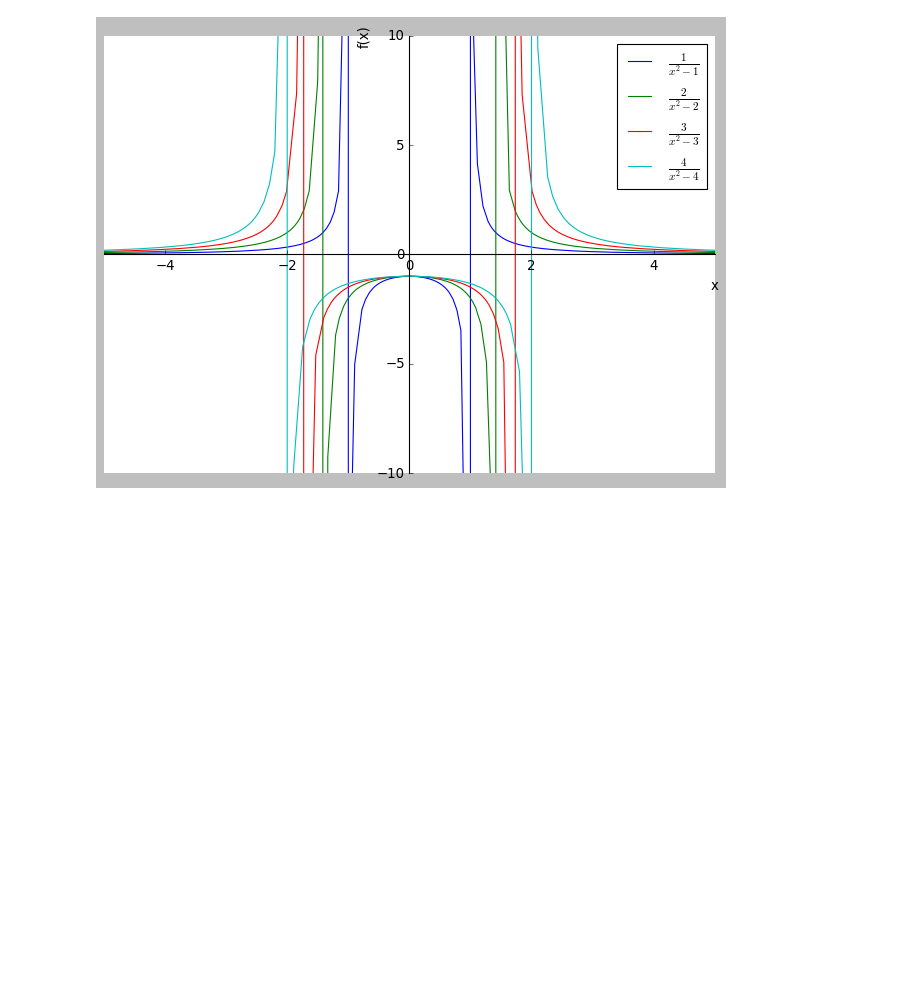
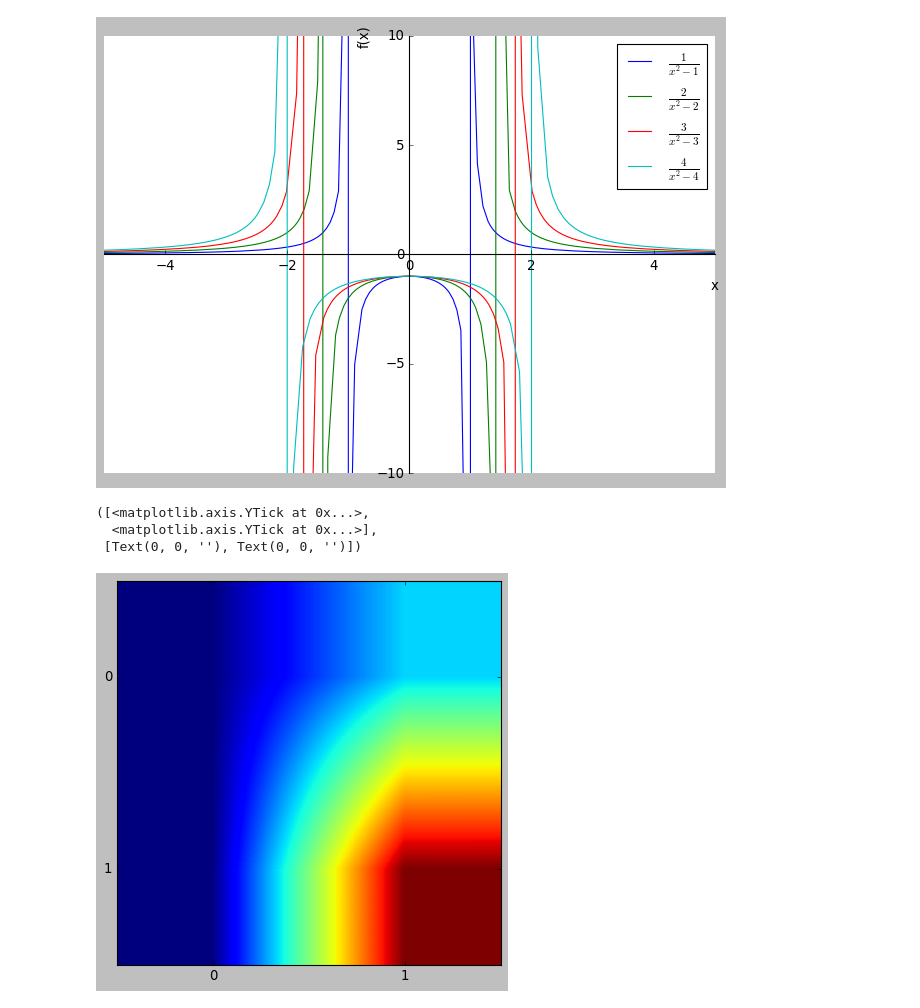
Before and after one commit to pawelztef/maths_pyt, a Jupyter notebook: graphing_and_visualisation.ipynb, the cells around one changed output. Saved outputs shown, nothing was run; the diff lists cells and outputs as text; code cells hidden in the pictures; blank space fills up the shorter version.

Commit message:
imshow

```diff
--- a/graphing_and_visualisation.ipynb
+++ b/graphing_and_visualisation.ipynb
@@ -294,0 +298,11 @@ p.show()
+# %%
+A = [[1, 2], [1,4]]
+
+plt.imshow(A)
+plt.xticks([0, 1])
+plt.yticks([0, 1])
+# %% [output]
+([<matplotlib.axis.YTick at 0x...>,
+  <matplotlib.axis.YTick at 0x...>],
+ [Text(0, 0, ''), Text(0, 0, '')])
+[figure, added]
```
Also changed, not shown: parts of 4 cells of this notebook.
